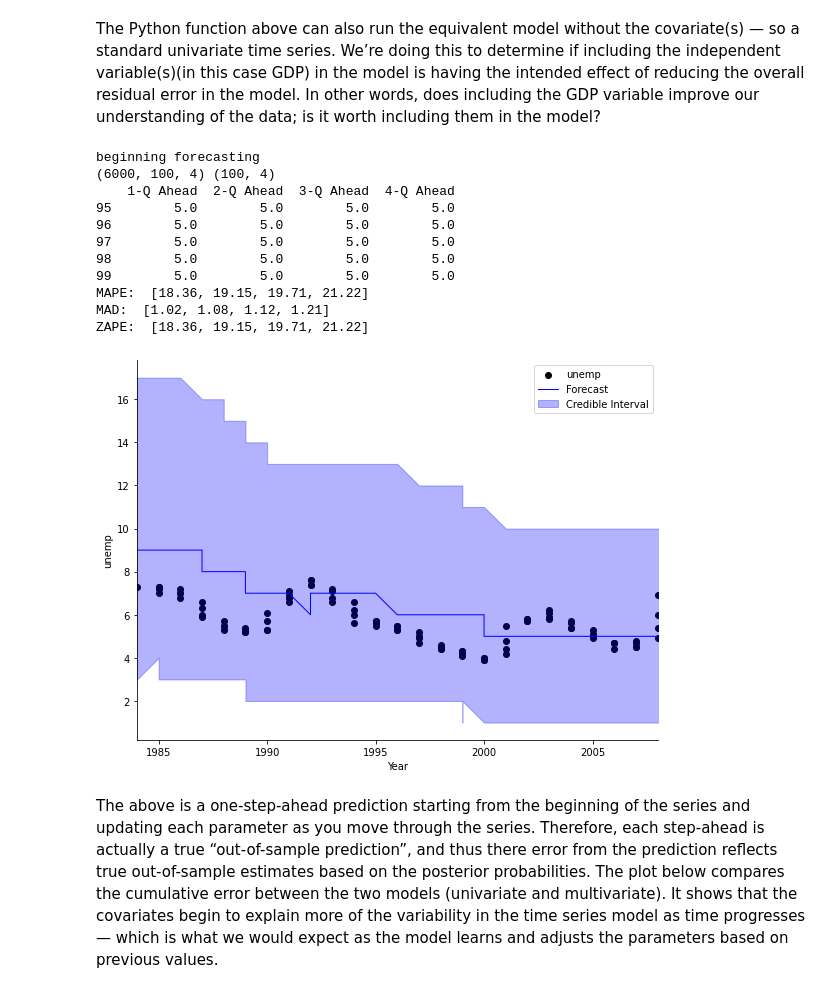
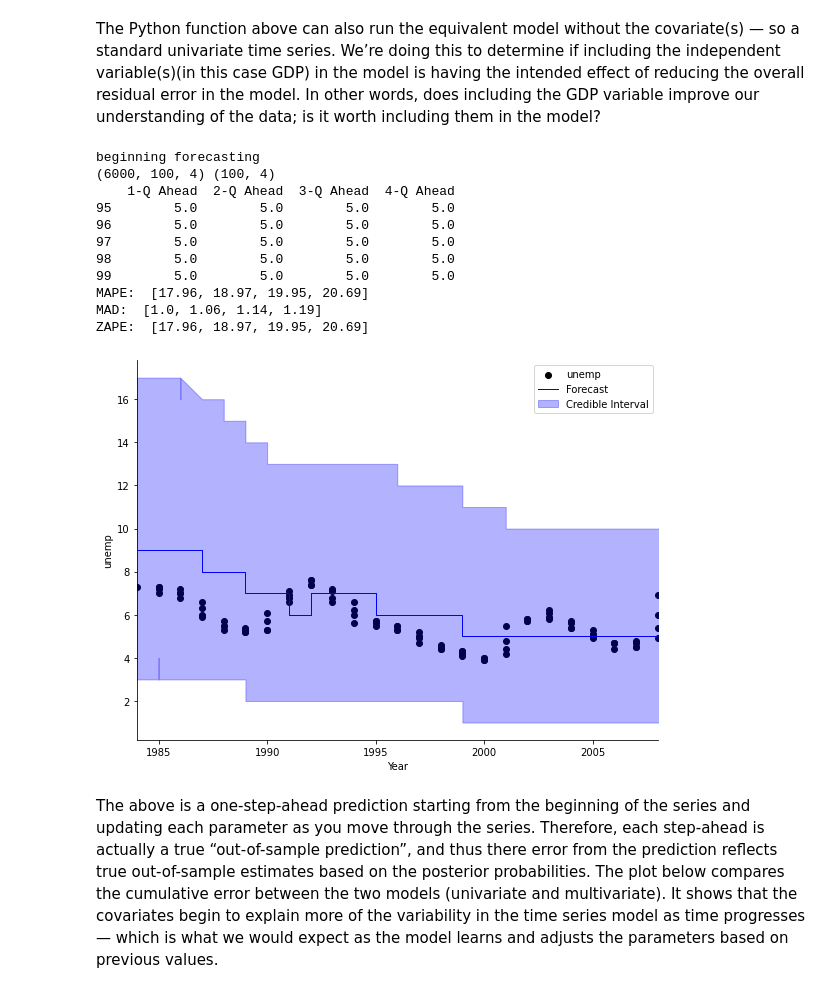
Before and after one commit to xxl4tomxu98/econometrics-gdp-dpi-VAR, a Jupyter notebook: real-world-VAR.ipynb, the cells around one changed output. Cells and saved outputs as stored; diff of their text form; code cells hidden in the pictures.

```diff
--- a/real-world-VAR.ipynb
+++ b/real-world-VAR.ipynb
@@ -253,3 +253,7 @@ data2.plot(x='year', y='unemp', figsize = (8,5))
 # %% [output]
 <AxesSubplot:xlabel='year'>
 [figure]
+# %%
+data2.index = data["year"]
+data2 = data2.drop("year", axis=1)
+data2
@@ -350,19 +369,19 @@ Seas 4       0.00                1.00
 The Python function above can also run the equivalent model without the covariate(s) — so a standard univariate time series. We’re doing this to determine if including the independent variable(s)(in this case GDP) in the model is having the intended effect of reducing the overall residual error in the model. In other words, does including the GDP variable improve our understanding of the data; is it worth including them in the model?
 # %%
 # Calculate Bayesian estimate for the univariate model
-uv_mod, uv_for, uv_samp, uv_y = bayes_forecast(None,data2.unemp,data2.year,4)
+uv_mod, uv_for, uv_samp, uv_y = bayes_forecast(None,data2.unemp,data2.index,4)
 # %% [output]
 beginning forecasting
 (6000, 100, 4) (100, 4)
     1-Q Ahead  2-Q Ahead  3-Q Ahead  4-Q Ahead
 95        5.0        5.0        5.0        5.0
 96        5.0        5.0        5.0        5.0
 97        5.0        5.0        5.0        5.0
 98        5.0        5.0        5.0        5.0
 99        5.0        5.0        5.0        5.0
-MAPE:  [18.36, 19.15, 19.71, 21.22]
-MAD:  [1.02, 1.08, 1.12, 1.21]
-ZAPE:  [18.36, 19.15, 19.71, 21.22]
+MAPE:  [17.96, 18.97, 19.95, 20.69]
+MAD:  [1.0, 1.06, 1.14, 1.19]
+ZAPE:  [17.96, 18.97, 19.95, 20.69]
-[figure, old version]
+[figure, new version]
 # %% [markdown]
 The above is a one-step-ahead prediction starting from the beginning of the series and updating each parameter as you move through the series. Therefore, each step-ahead is actually a true “out-of-sample prediction”, and thus there error from the prediction reflects true out-of-sample estimates based on the posterior probabilities. The plot below compares the cumulative error between the two models (univariate and multivariate). It shows that the covariates begin to explain more of the variability in the time series model as time progresses — which is what we would expect as the model learns and adjusts the parameters based on previous values.
```
Also changed, not shown: parts of 3 cells of this notebook.
